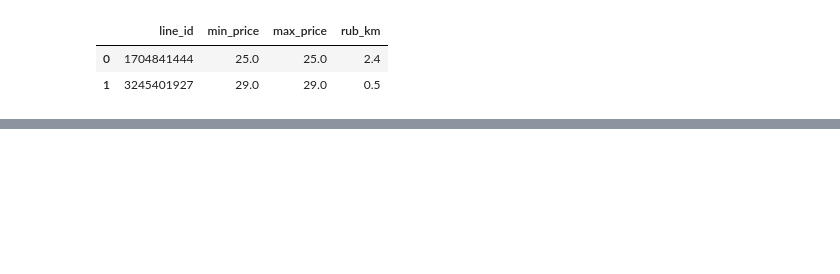
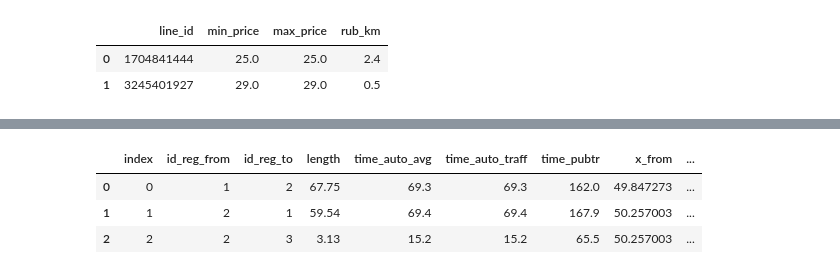
Before and after one commit to ochristm/samara, a Jupyter notebook: routes_betw_transp_reg/price/get_route_price.ipynb, the cells around one changed output, grey strips where cells are left out. Cells and saved outputs as stored; diff of their text form; code cells hidden in the pictures; blank space fills up the shorter version.

```diff
--- a/routes_betw_transp_reg/price/get_route_price.ipynb
+++ b/routes_betw_transp_reg/price/get_route_price.ipynb
@@ -75,0 +282,7 @@ df_total_price.to_csv('df_total_price.csv', sep=';', encoding='utf-8-sig', index
+# %%
+gdf_rt_all3.head(3)
+# %% [output]
+|  | index | id_reg_from | id_reg_to | length | time_auto_avg | time_auto_traff | time_pubtr | x_from | ... |
+| 0 | 0 | 1 | 2 | 67.75 | 69.3 | 69.3 | 162.0 | 49.847273 | ... |
+| 1 | 1 | 2 | 1 | 59.54 | 69.4 | 69.4 | 167.9 | 50.257003 | ... |
+| 2 | 2 | 2 | 3 | 3.13 | 15.2 | 15.2 | 65.5 | 50.257003 | ... |
```
Also changed, not shown: parts of 43 cells of this notebook.
